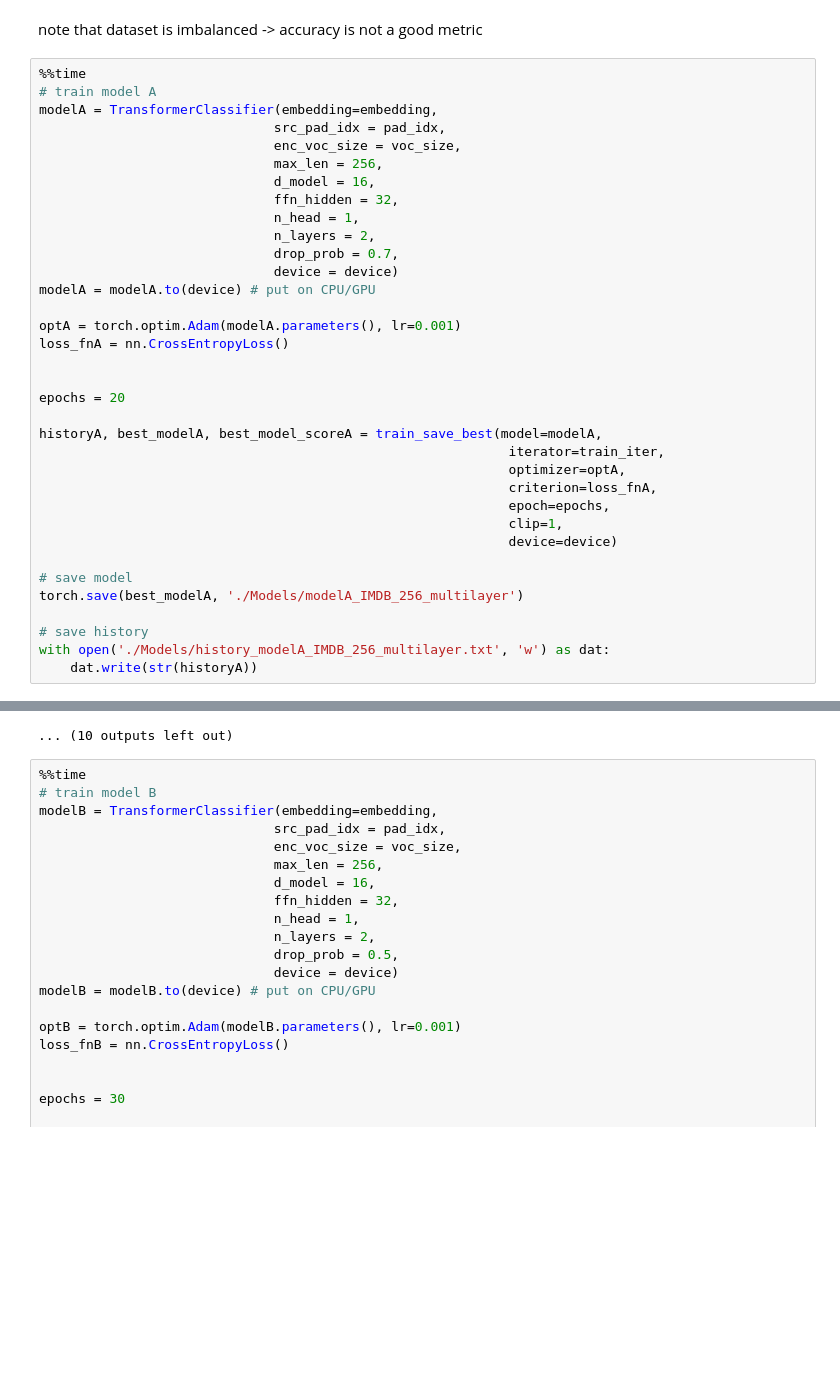
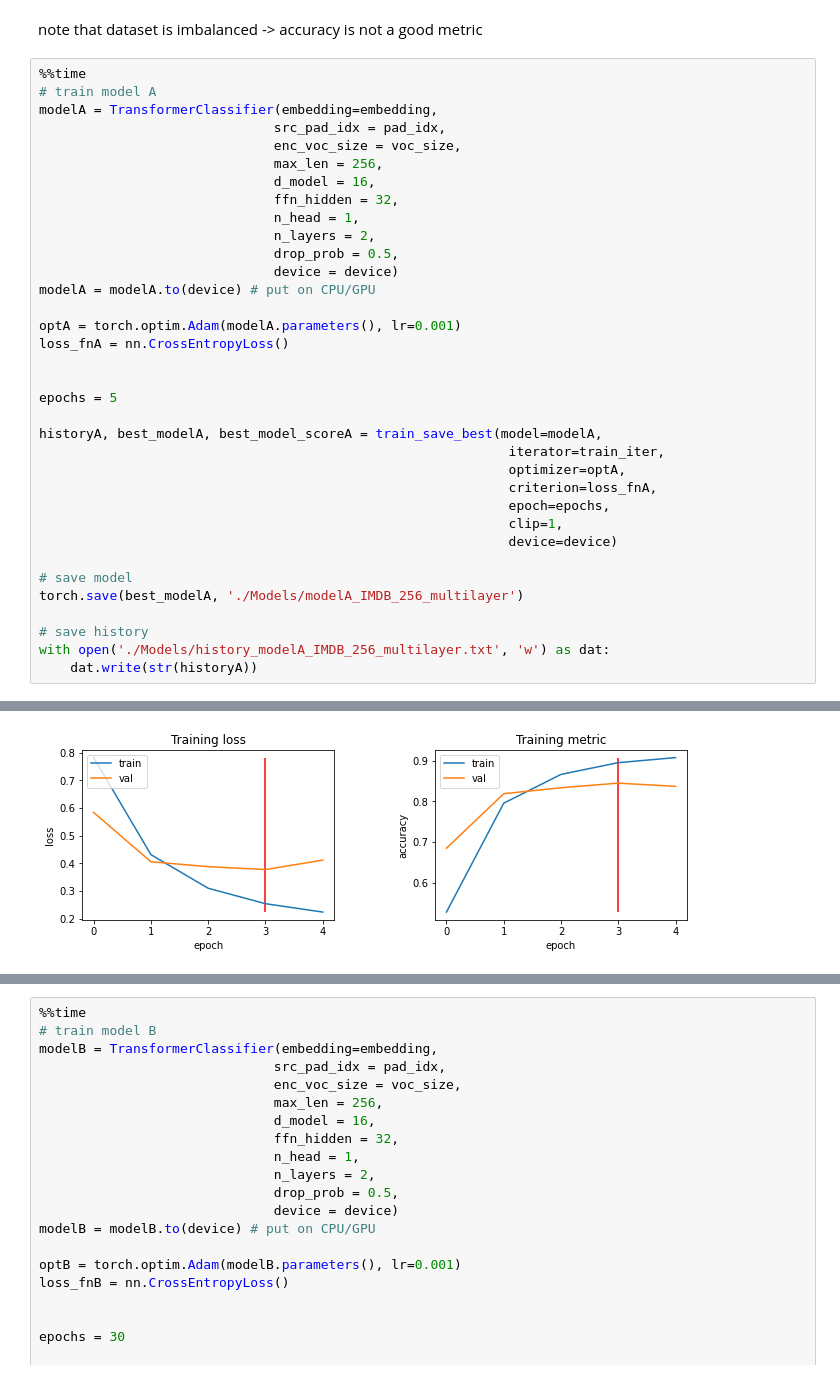
Before and after one commit to Yahnnosh/Exploring-Model-Fusion-with-Optimal-Transport-on-Transformers, a Jupyter notebook: training_multilayers.ipynb, the cells around one changed output, grey strips where cells are left out. Drawn from its saved outputs; the diff is of its cells as text; blank space fills up the shorter version.

```diff
--- a/training_multilayers.ipynb
+++ b/training_multilayers.ipynb
@@ -294,7 +294,7 @@ modelA = TransformerClassifier(embedding=embedding,
                               ffn_hidden = 32,
                               n_head = 1,
                               n_layers = 2,
-                              drop_prob = 0.7,
+                              drop_prob = 0.5,
                               device = device)
 modelA = modelA.to(device) # put on CPU/GPU
 
@@ -302,7 +302,7 @@ optA = torch.optim.Adam(modelA.parameters(), lr=0.001)
 loss_fnA = nn.CrossEntropyLoss()
 
 
-epochs = 20
+epochs = 5
 
 historyA, best_modelA, best_model_scoreA = train_save_best(model=modelA,
                                                             iterator=train_iter,
@@ -326,0 +327 @@ Epoch: 5  Train Loss: 0.2835               Validation Loss: 0.4183
+[figure, added]
@@ -334,4 +329,3 @@ Epoch: 12  Train Loss: 0.0932               Validation Loss: 0.4340
-... (10 outputs left out)
 # %%
 %%time
 # train model B
```
Also changed, not shown: parts of 1 cell of this notebook, 3 other files.
